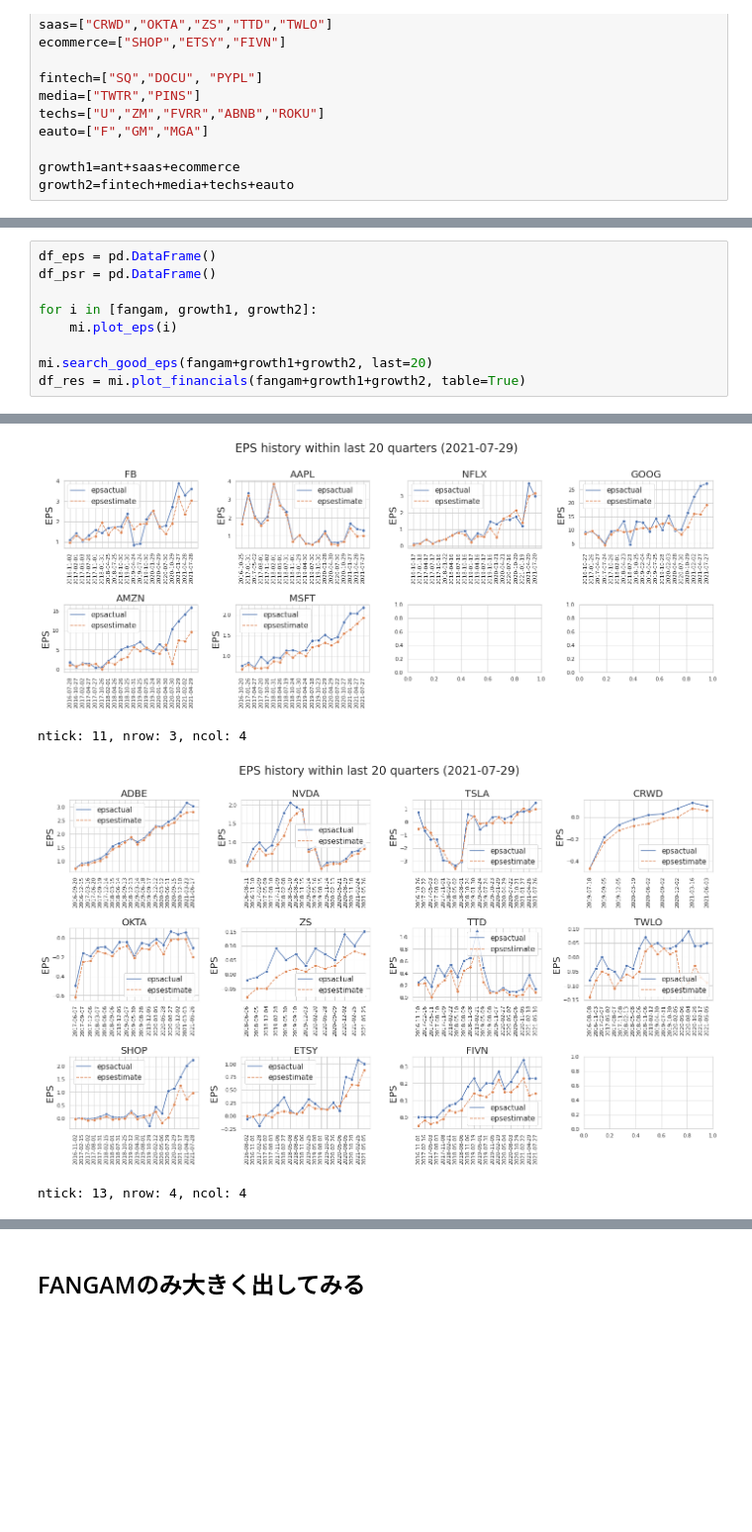
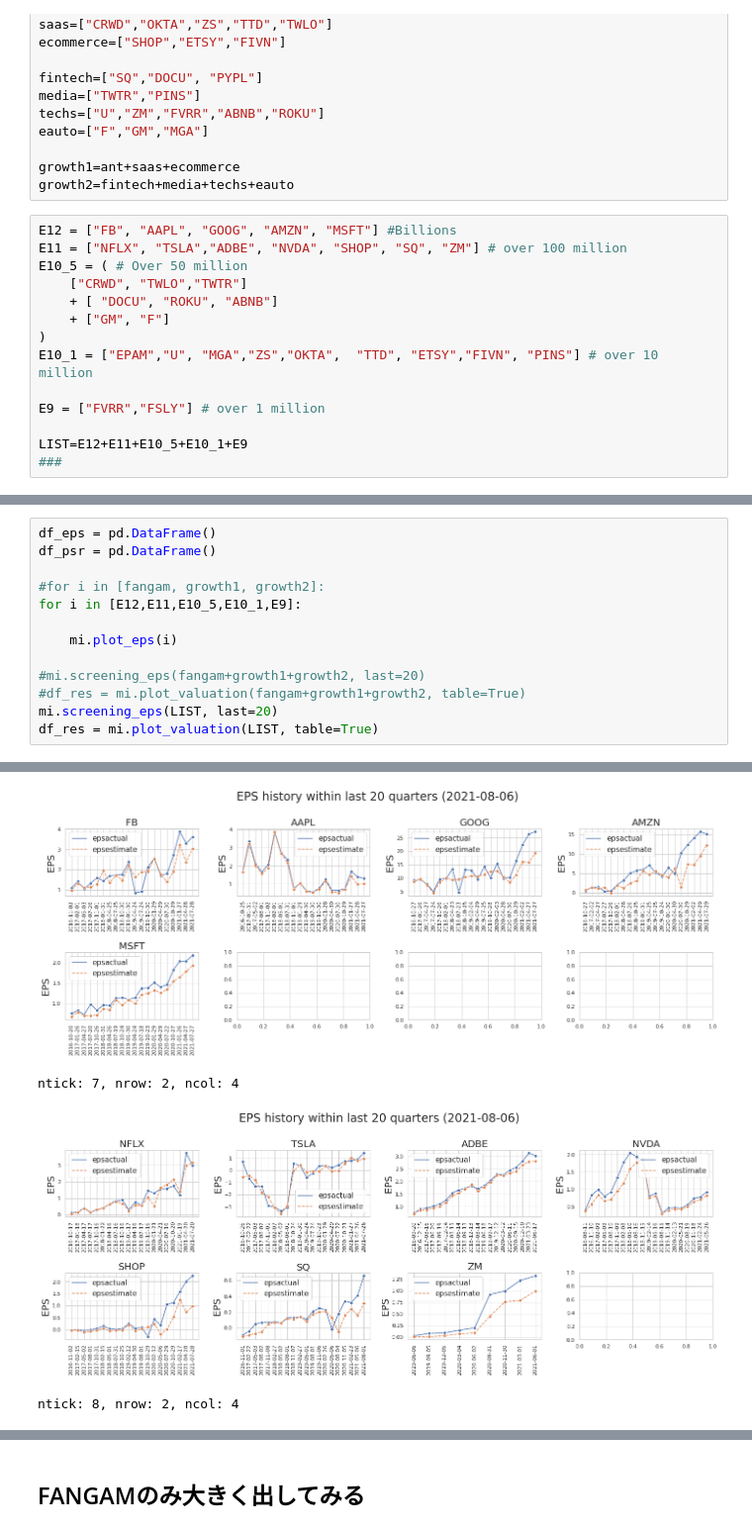
Before and after one commit to jnishii/stock-analysis, a Jupyter notebook: yahoo_fin/EPS-analysis.ipynb, the cells around one changed output, grey strips where cells are left out. Shown: that part at 99% size. Cells and saved outputs as stored; diff of their text form; blank space fills up the shorter version.

Commit message:
rearange ticker list by market cap

```diff
--- a/yahoo_fin/EPS-analysis.ipynb
+++ b/yahoo_fin/EPS-analysis.ipynb
@@ -48,3 +43,17 @@ eauto=["F","GM","MGA"]
 
 growth1=ant+saas+ecommerce
 growth2=fintech+media+techs+eauto
+# %%
+E12 = ["FB", "AAPL", "GOOG", "AMZN", "MSFT"] #Billions
+E11 = ["NFLX", "TSLA","ADBE", "NVDA", "SHOP", "SQ", "ZM"] # over 100 million
+E10_5 = ( # Over 50 million
+    ["CRWD", "TWLO","TWTR"]
+    + [ "DOCU", "ROKU", "ABNB"]
+    + ["GM", "F"]
+)
+E10_1 = ["EPAM","U", "MGA","ZS","OKTA",  "TTD", "ETSY","FIVN", "PINS"] # over 10 million
+
+E9 = ["FVRR","FSLY"] # over 1 million
+
+LIST=E12+E11+E10_5+E10_1+E9
+###
@@ -52,9 +91,13 @@ growth2=fintech+media+techs+eauto
 df_eps = pd.DataFrame()
 df_psr = pd.DataFrame()
 
-for i in [fangam, growth1, growth2]:
+#for i in [fangam, growth1, growth2]:
+for i in [E12,E11,E10_5,E10_1,E9]:
+
     mi.plot_eps(i)
 
-mi.search_good_eps(fangam+growth1+growth2, last=20)
-df_res = mi.plot_financials(fangam+growth1+growth2, table=True)
+#mi.screening_eps(fangam+growth1+growth2, last=20)
+#df_res = mi.plot_valuation(fangam+growth1+growth2, table=True)
+mi.screening_eps(LIST, last=20)
+df_res = mi.plot_valuation(LIST, table=True)
 # %% [output]
@@ -62,4 +105,4 @@ ntick: 6, nrow: 2, ncol: 4
-[figure, old version]
+[figure, new version]
-ntick: 11, nrow: 3, ncol: 4
+ntick: 7, nrow: 2, ncol: 4
-[figure, old version]
+[figure, new version]
-ntick: 13, nrow: 4, ncol: 4
+ntick: 8, nrow: 2, ncol: 4
```
Also changed, not shown: parts of 6 cells of this notebook, 2 other files.
